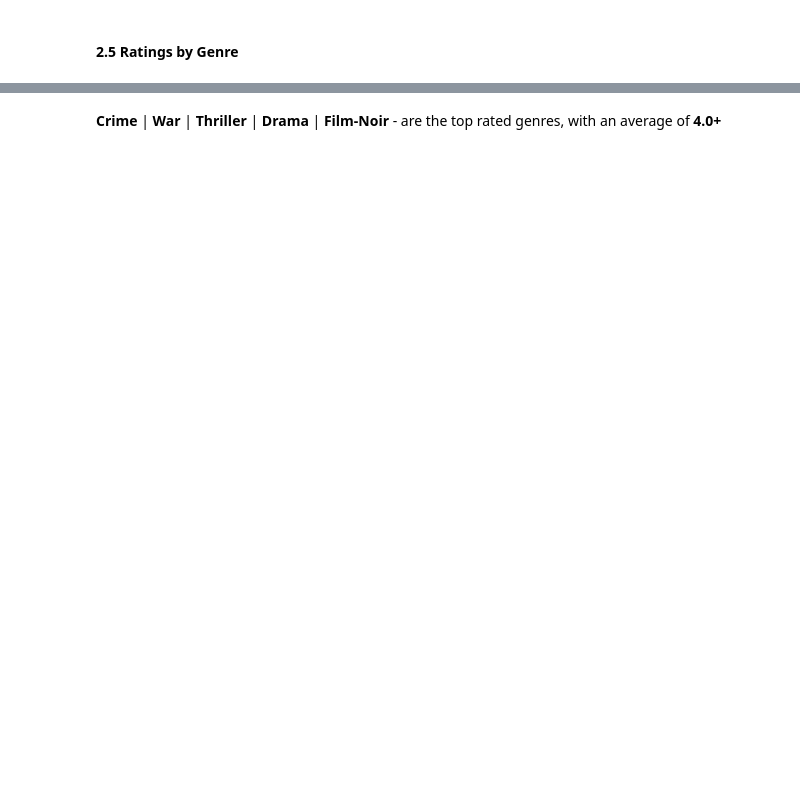
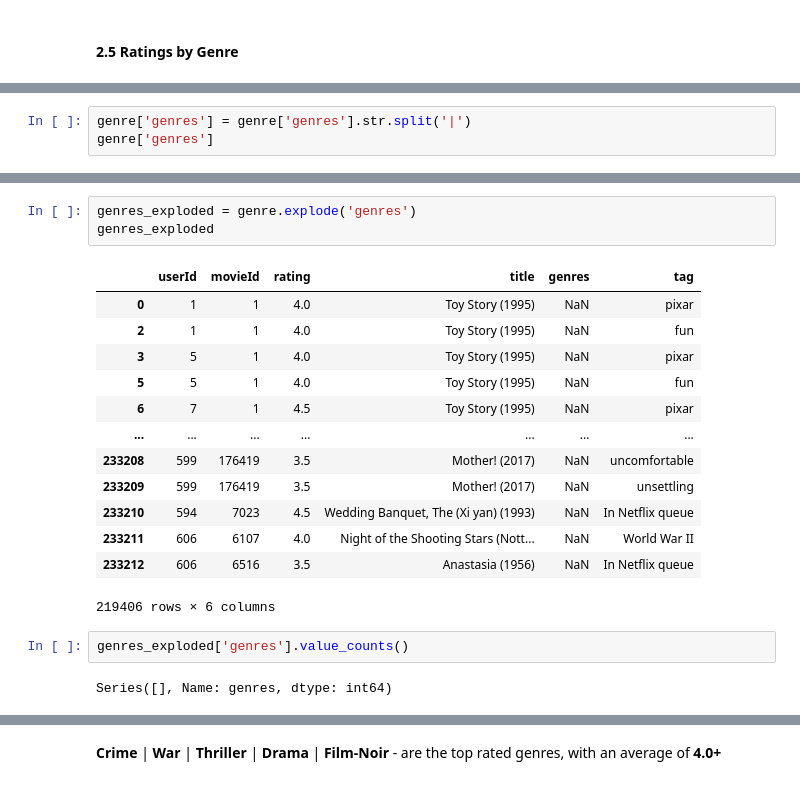
Before and after one commit to am-eric/Movie-recommendation-system, a Jupyter notebook: analysis.ipynb, the cells around one changed output, grey strips where cells are left out. Saved outputs shown, nothing was run; the diff lists cells and outputs as text; blank space fills up the shorter version.

```diff
--- a/analysis.ipynb
+++ b/analysis.ipynb
@@ -469,0 +455,3 @@ merged_df
+# %%
+genre['genres'] = genre['genres'].str.split('|')
+genre['genres']
@@ -469,0 +471,21 @@ merged_df
+# %%
+genres_exploded = genre.explode('genres')
+genres_exploded
+# %% [output]
+|  | userId | movieId | rating | title | genres | tag |
+| 0 | 1 | 1 | 4.0 | Toy Story (1995) | NaN | pixar |
+| 2 | 1 | 1 | 4.0 | Toy Story (1995) | NaN | fun |
+| 3 | 5 | 1 | 4.0 | Toy Story (1995) | NaN | pixar |
+| 5 | 5 | 1 | 4.0 | Toy Story (1995) | NaN | fun |
+| 6 | 7 | 1 | 4.5 | Toy Story (1995) | NaN | pixar |
+| ... | ... | ... | ... | ... | ... | ... |
+| 233208 | 599 | 176419 | 3.5 | Mother! (2017) | NaN | uncomfortable |
+| 233209 | 599 | 176419 | 3.5 | Mother! (2017) | NaN | unsettling |
+| 233210 | 594 | 7023 | 4.5 | Wedding Banquet, The (Xi yan) (1993) | NaN | In Netflix queue |
+| 233211 | 606 | 6107 | 4.0 | Night of the Shooting Stars (Nott... | NaN | World War II |
+| 233212 | 606 | 6516 | 3.5 | Anastasia (1956) | NaN | In Netflix queue |
+219406 rows × 6 columns
+# %%
+genres_exploded['genres'].value_counts()
+# %% [output]
+Series([], Name: genres, dtype: int64)
```
Also changed, not shown: parts of 85 cells of this notebook.
